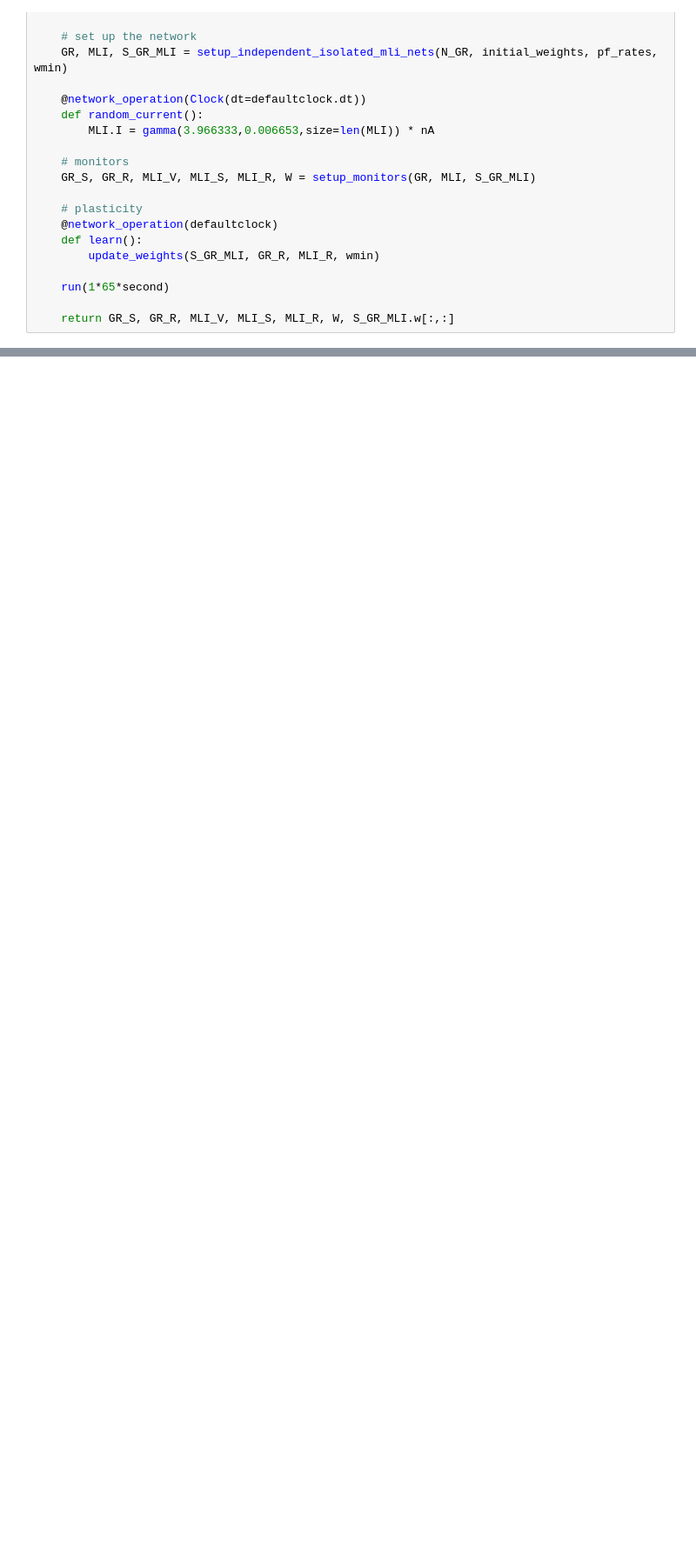
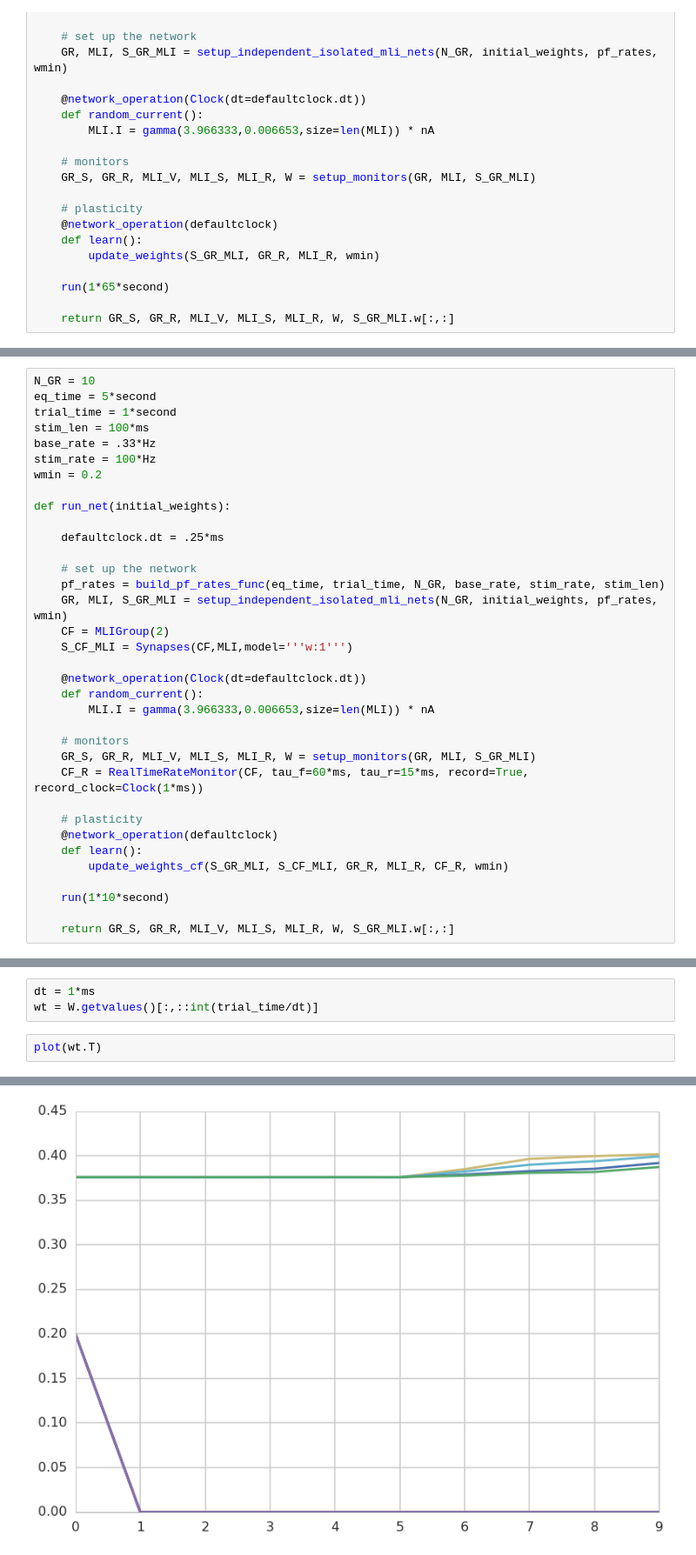
Before and after one commit to blennon/research, a Jupyter notebook: spiking_pf_mli_plasticity/notebooks/PF_CF_MLI_dev.ipynb, the cells around one changed output, grey strips where cells are left out. Shown at 87% size. Saved outputs shown, nothing was run; the diff lists cells and outputs as text; blank space fills up the shorter version.

Commit message:
created and tested alpha function. created new function for pf-mli learning. still testing it

```diff
--- a/spiking_pf_mli_plasticity/notebooks/PF_CF_MLI_dev.ipynb
+++ b/spiking_pf_mli_plasticity/notebooks/PF_CF_MLI_dev.ipynb
@@ -104,0 +131,35 @@ NameError: name 'run_net' is not defined
+# %%
+N_GR = 10
+eq_time = 5*second
+trial_time = 1*second
+stim_len = 100*ms
+base_rate = .33*Hz
+stim_rate = 100*Hz
+wmin = 0.2
+
+def run_net(initial_weights):
+
+    defaultclock.dt = .25*ms
+
+    # set up the network
+    pf_rates = build_pf_rates_func(eq_time, trial_time, N_GR, base_rate, stim_rate, stim_len)
+    GR, MLI, S_GR_MLI = setup_independent_isolated_mli_nets(N_GR, initial_weights, pf_rates, wmin)
+    CF = MLIGroup(2)
+    S_CF_MLI = Synapses(CF,MLI,model='''w:1''')
+
+    @network_operation(Clock(dt=defaultclock.dt))
+    def random_current():
+        MLI.I = gamma(3.966333,0.006653,size=len(MLI)) * nA
+
+    # monitors
+    GR_S, GR_R, MLI_V, MLI_S, MLI_R, W = setup_monitors(GR, MLI, S_GR_MLI)
+    CF_R = RealTimeRateMonitor(CF, tau_f=60*ms, tau_r=15*ms, record=True, record_clock=Clock(1*ms))
+
+    # plasticity
+    @network_operation(defaultclock)
+    def learn():
+        update_weights_cf(S_GR_MLI, S_CF_MLI, GR_R, MLI_R, CF_R, wmin)
+
+    run(1*10*second)
+
+    return GR_S, GR_R, MLI_V, MLI_S, MLI_R, W, S_GR_MLI.w[:,:]
@@ -133,0 +237,6 @@ title('Weight at end of trial',fontsize=22)
+# %%
+dt = 1*ms
+wt = W.getvalues()[:,::int(trial_time/dt)]
+# %%
+plot(wt.T)
+# %% [output]
@@ -133,0 +253 @@ title('Weight at end of trial',fontsize=22)
+[figure, added]
```
Also changed, not shown: parts of 10 cells of this notebook, 2 other files.
